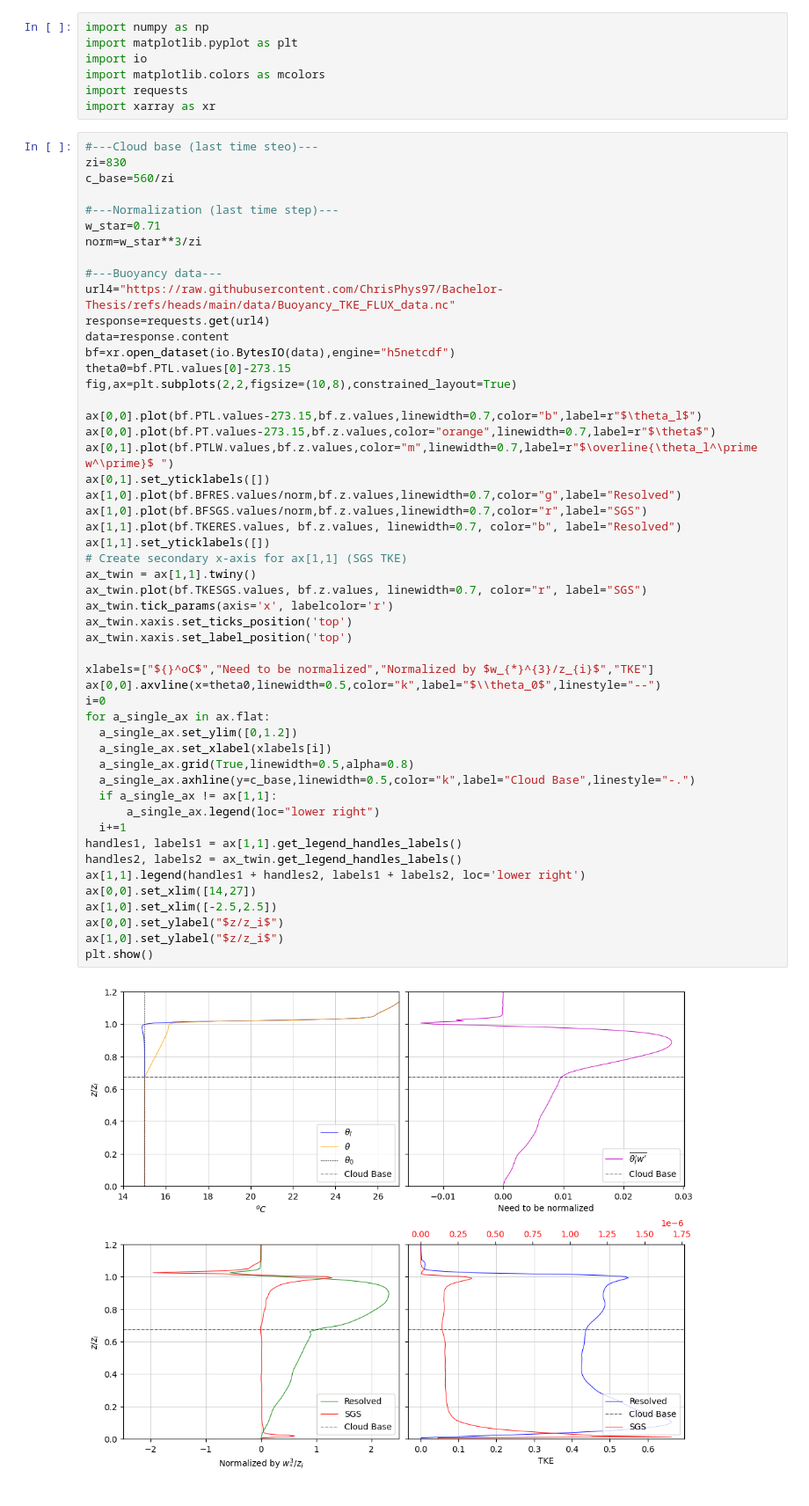
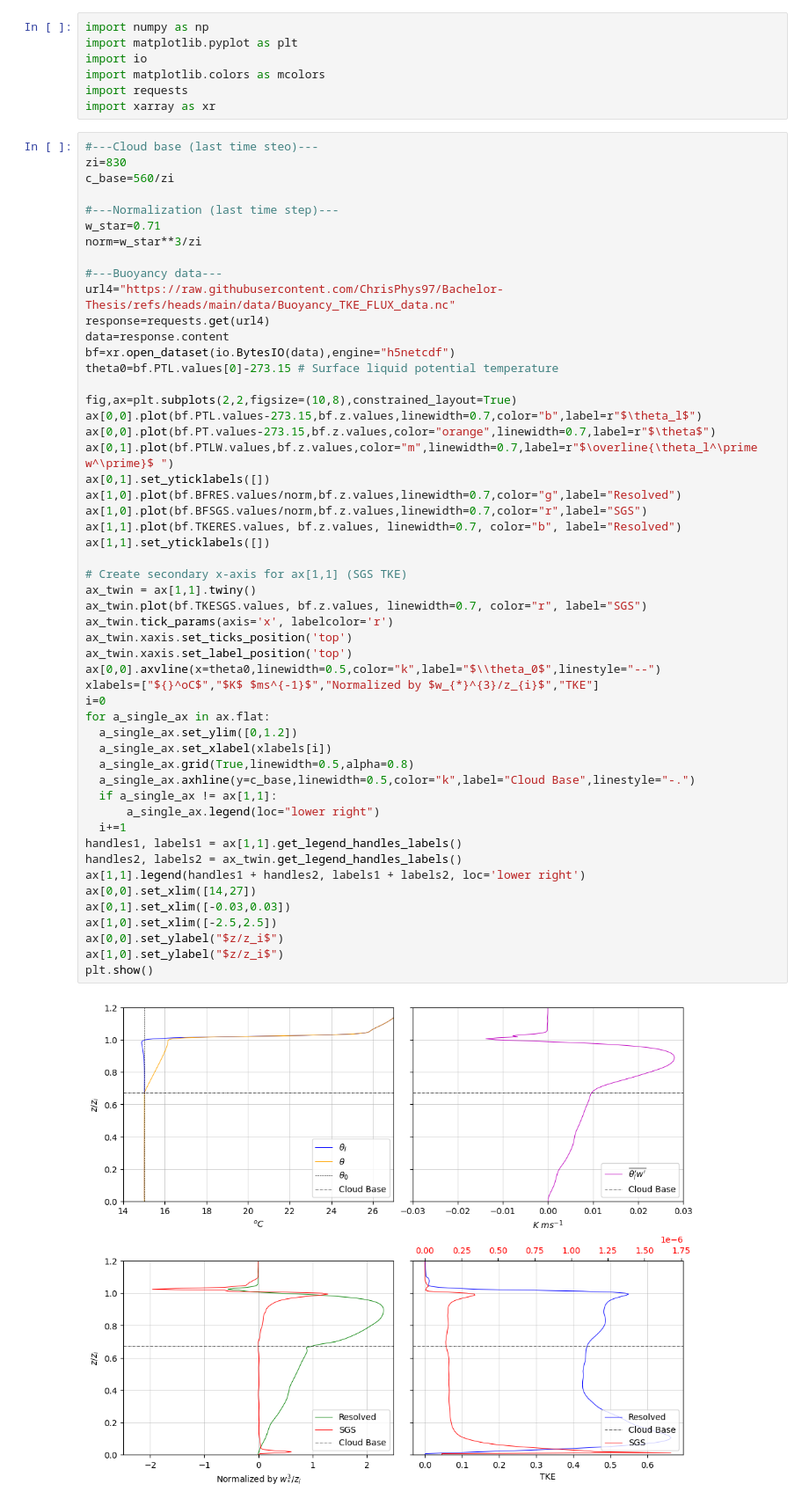
Before and after one commit to ChrisPhys97/Bachelor-Thesis, a Jupyter notebook: TKE-Buoyancy Results.ipynb, the cells around one changed output. Shown at 88% size. Saved outputs shown, nothing was run; the diff lists cells and outputs as text.

```diff
--- a/TKE-Buoyancy Results.ipynb
+++ b/TKE-Buoyancy Results.ipynb
@@ -19,42 +19,43 @@ url4="https://raw.githubusercontent.com/ChrisPhys97/Bachelor-Thesis/refs/heads/m
 response=requests.get(url4)
 data=response.content
 bf=xr.open_dataset(io.BytesIO(data),engine="h5netcdf")
-theta0=bf.PTL.values[0]-273.15
+theta0=bf.PTL.values[0]-273.15 # Surface liquid potential temperature
+
 fig,ax=plt.subplots(2,2,figsize=(10,8),constrained_layout=True)
-
 ax[0,0].plot(bf.PTL.values-273.15,bf.z.values,linewidth=0.7,color="b",label=r"$\theta_l$")
 ax[0,0].plot(bf.PT.values-273.15,bf.z.values,color="orange",linewidth=0.7,label=r"$\theta$")
 ax[0,1].plot(bf.PTLW.values,bf.z.values,color="m",linewidth=0.7,label=r"$\overline{\theta_l^\prime w^\prime}$ ")
 ax[0,1].set_yticklabels([])
 ax[1,0].plot(bf.BFRES.values/norm,bf.z.values,linewidth=0.7,color="g",label="Resolved")
 ax[1,0].plot(bf.BFSGS.values/norm,bf.z.values,linewidth=0.7,color="r",label="SGS")
 ax[1,1].plot(bf.TKERES.values, bf.z.values, linewidth=0.7, color="b", label="Resolved")
 ax[1,1].set_yticklabels([])
+
 # Create secondary x-axis for ax[1,1] (SGS TKE)
 ax_twin = ax[1,1].twiny()
 ax_twin.plot(bf.TKESGS.values, bf.z.values, linewidth=0.7, color="r", label="SGS")
 ax_twin.tick_params(axis='x', labelcolor='r')
 ax_twin.xaxis.set_ticks_position('top')
 ax_twin.xaxis.set_label_position('top')
-
-xlabels=["${}^oC$","Need to be normalized","Normalized by $w_{*}^{3}/z_{i}$","TKE"]
 ax[0,0].axvline(x=theta0,linewidth=0.5,color="k",label="$\\theta_0$",linestyle="--")
+xlabels=["${}^oC$","$K$ $ms^{-1}$","Normalized by $w_{*}^{3}/z_{i}$","TKE"]
 i=0
 for a_single_ax in ax.flat:
   a_single_ax.set_ylim([0,1.2])
   a_single_ax.set_xlabel(xlabels[i])
   a_single_ax.grid(True,linewidth=0.5,alpha=0.8)
   a_single_ax.axhline(y=c_base,linewidth=0.5,color="k",label="Cloud Base",linestyle="-.")
   if a_single_ax != ax[1,1]:
       a_single_ax.legend(loc="lower right")
   i+=1
 handles1, labels1 = ax[1,1].get_legend_handles_labels()
 handles2, labels2 = ax_twin.get_legend_handles_labels()
 ax[1,1].legend(handles1 + handles2, labels1 + labels2, loc='lower right')
 ax[0,0].set_xlim([14,27])
+ax[0,1].set_xlim([-0.03,0.03])
 ax[1,0].set_xlim([-2.5,2.5])
 ax[0,0].set_ylabel("$z/z_i$")
 ax[1,0].set_ylabel("$z/z_i$")
 plt.show()
 # %% [output]
-[figure, old version]
+[figure, new version]
```
